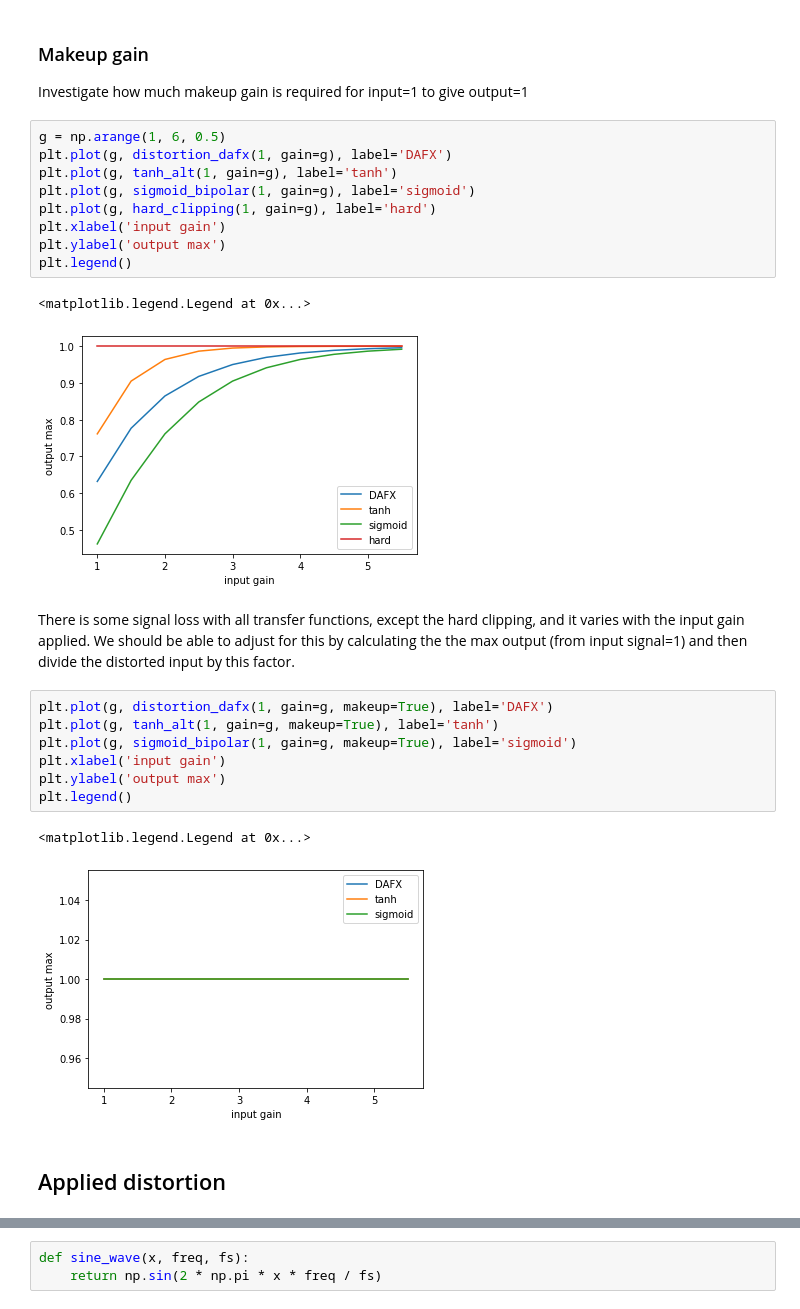
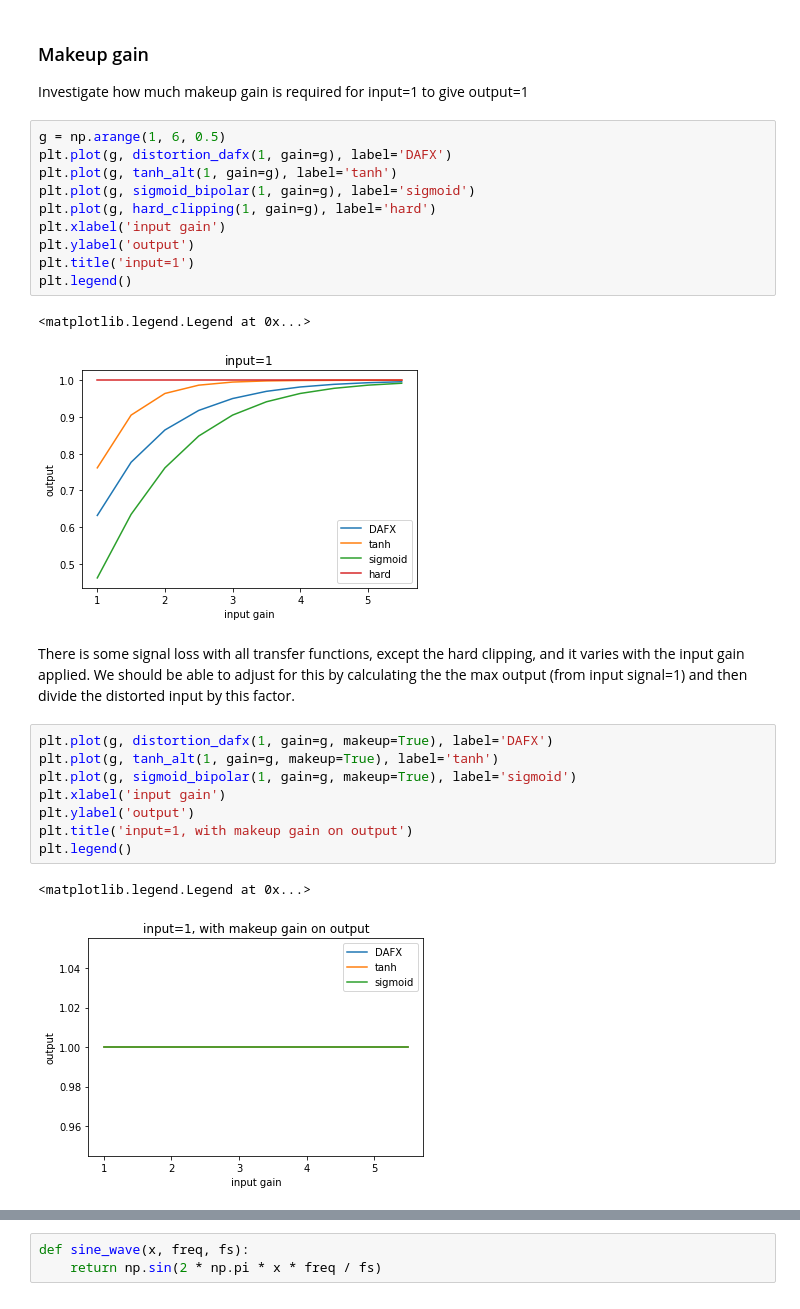
Before and after one commit to letrout/dsp, a Jupyter notebook: doc/distortion.ipynb, the cells around one changed output, grey strips where cells are left out. Drawn from its saved outputs; the diff is of its cells as text.

```diff
--- a/doc/distortion.ipynb
+++ b/doc/distortion.ipynb
@@ -143,15 +144,16 @@ Investigate how much makeup gain is required for input=1 to give output=1
 # %%
 g = np.arange(1, 6, 0.5)
 plt.plot(g, distortion_dafx(1, gain=g), label='DAFX')
 plt.plot(g, tanh_alt(1, gain=g), label='tanh')
 plt.plot(g, sigmoid_bipolar(1, gain=g), label='sigmoid')
 plt.plot(g, hard_clipping(1, gain=g), label='hard')
 plt.xlabel('input gain')
-plt.ylabel('output max')
+plt.ylabel('output')
+plt.title('input=1')
 plt.legend()
 # %% [output]
 <matplotlib.legend.Legend at 0x...>
-[figure, old version]
+[figure, new version]
 # %% [markdown]
 There is some signal loss with all transfer functions, except the hard clipping, and it varies with the input gain applied. We should be able to adjust for this by calculating the the max output (from input signal=1) and then divide the distorted input by this factor.
 # %%
@@ -159,10 +161,9 @@ plt.plot(g, distortion_dafx(1, gain=g, makeup=True), label='DAFX')
 plt.plot(g, tanh_alt(1, gain=g, makeup=True), label='tanh')
 plt.plot(g, sigmoid_bipolar(1, gain=g, makeup=True), label='sigmoid')
 plt.xlabel('input gain')
-plt.ylabel('output max')
+plt.ylabel('output')
+plt.title('input=1, with makeup gain on output')
 plt.legend()
 # %% [output]
 <matplotlib.legend.Legend at 0x...>
-[figure, old version]
+[figure, new version]
-# %% [markdown]
-## Applied distortion
```
Also changed, not shown: parts of 6 cells of this notebook.
